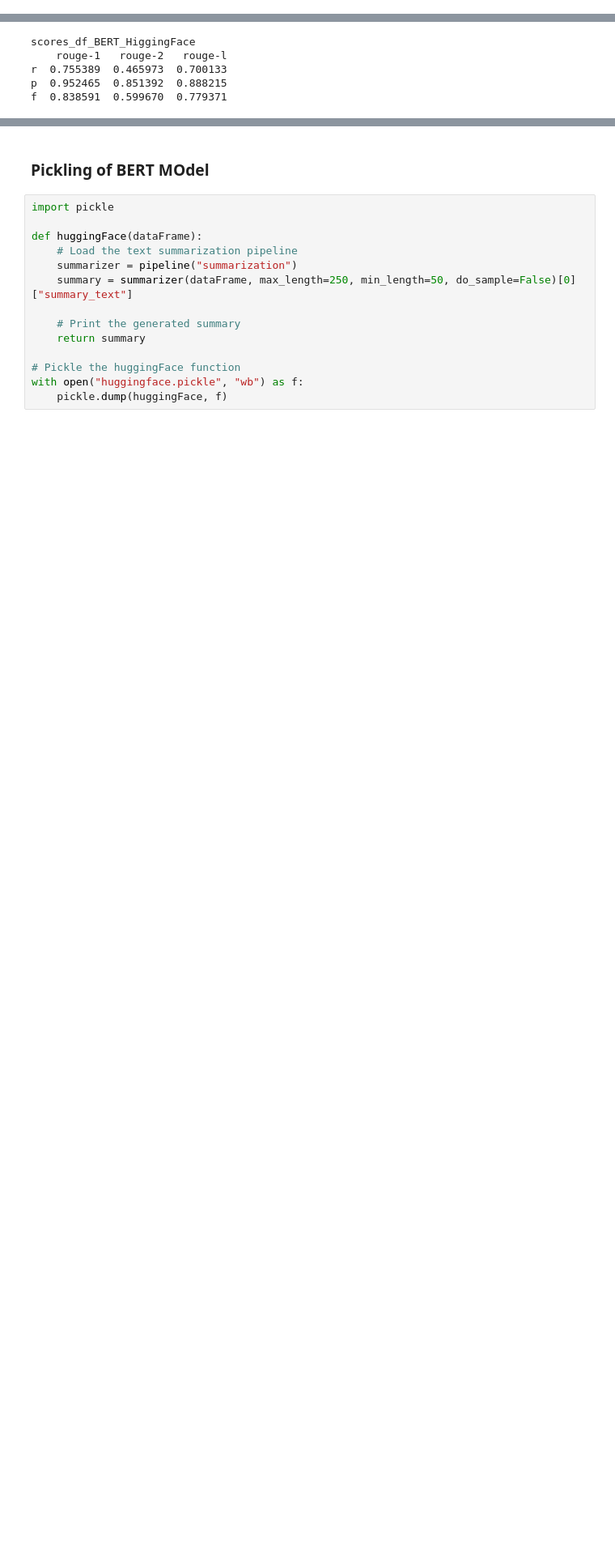
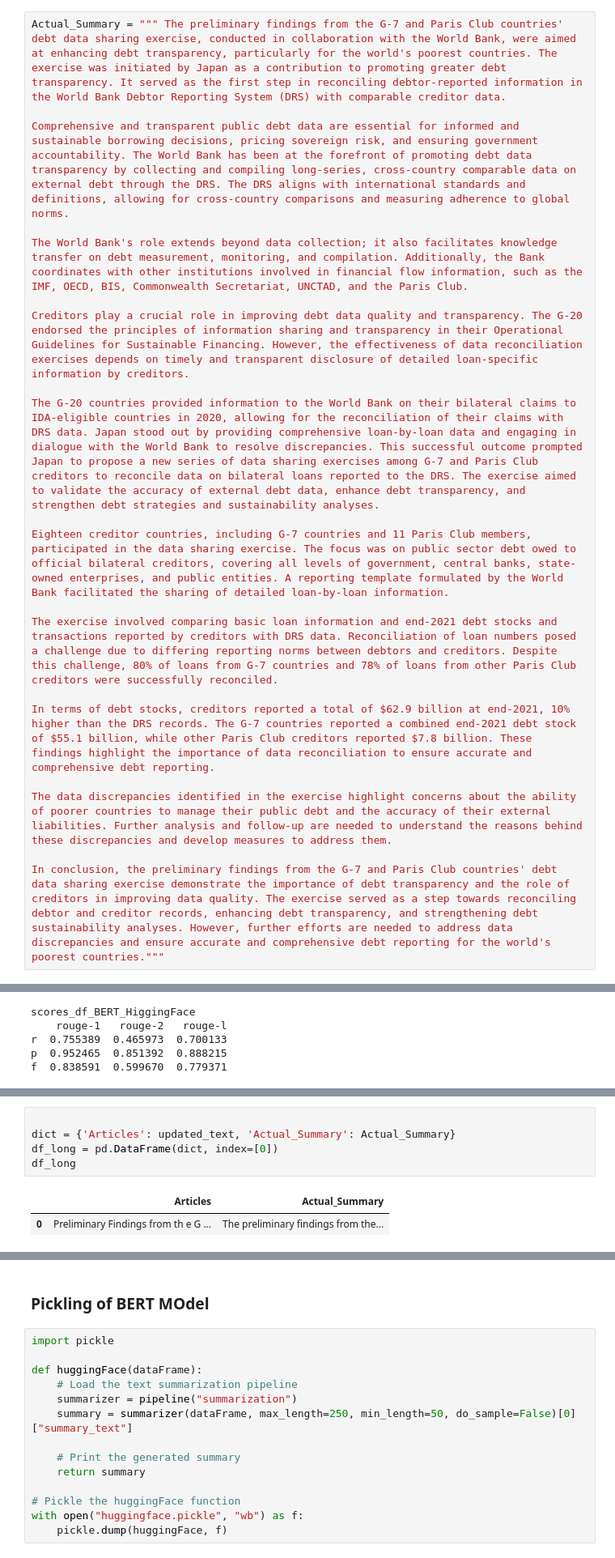
Before and after one commit to mahesh15698/Document-Summarization, a Jupyter notebook: Doc_Summarization_.ipynb, the cells around one changed output, grey strips where cells are left out. Shown at 81% size. Drawn from its saved outputs; the diff is of its cells as text; blank space fills up the shorter version.

```diff
--- a/Doc_Summarization_.ipynb
+++ b/Doc_Summarization_.ipynb
@@ -7,0 +53,20 @@ import glob
+# %%
+Actual_Summary = """ The preliminary findings from the G-7 and Paris Club countries' debt data sharing exercise, conducted in collaboration with the World Bank, were aimed at enhancing debt transparency, particularly for the world's poorest countries. The exercise was initiated by Japan as a contribution to promoting greater debt transparency. It served as the first step in reconciling debtor-reported information in the World Bank Debtor Reporting System (DRS) with comparable creditor data.
+
+Comprehensive and transparent public debt data are essential for informed and sustainable borrowing decisions, pricing sovereign risk, and ensuring government accountability. The World Bank has been at the forefront of promoting debt data transparency by collecting and compiling long-series, cross-country comparable data on external debt through the DRS. The DRS aligns with international standards and definitions, allowing for cross-country comparisons and measuring adherence to global norms.
+
+The World Bank's role extends beyond data collection; it also facilitates knowledge transfer on debt measurement, monitoring, and compilation. Additionally, the Bank coordinates with other institutions involved in financial flow information, such as the IMF, OECD, BIS, Commonwealth Secretariat, UNCTAD, and the Paris Club.
+
+Creditors play a crucial role in improving debt data quality and transparency. The G-20 endorsed the principles of information sharing and transparency in their Operational Guidelines for Sustainable Financing. However, the effectiveness of data reconciliation exercises depends on timely and transparent disclosure of detailed loan-specific information by creditors.
+
+The G-20 countries provided information to the World Bank on their bilateral claims to IDA-eligible countries in 2020, allowing for the reconciliation of their claims with DRS data. Japan stood out by providing comprehensive loan-by-loan data and engaging in dialogue with the World Bank to resolve discrepancies. This successful outcome prompted Japan to propose a new series of data sharing exercises among G-7 and Paris Club creditors to reconcile data on bilateral loans reported to the DRS. The exercise aimed to validate the accuracy of external debt data, enhance debt transparency, and strengthen debt strategies and sustainability analyses.
+
+Eighteen creditor countries, including G-7 countries and 11 Paris Club members, participated in the data sharing exercise. The focus was on public sector debt owed to official bilateral creditors, covering all levels of government, central banks, state-owned enterprises, and public entities. A reporting template formulated by the World Bank facilitated the sharing of detailed loan-by-loan information.
+
+The exercise involved comparing basic loan information and end-2021 debt stocks and transactions reported by creditors with DRS data. Reconciliation of loan numbers posed a challenge due to differing reporting norms between debtors and creditors. Despite this challenge, 80% of loans from G-7 countries and 78% of loans from other Paris Club creditors were successfully reconciled.
+
+In terms of debt stocks, creditors reported a total of $62.9 billion at end-2021, 10% higher than the DRS records. The G-7 countries reported a combined end-2021 debt stock of $55.1 billion, while other Paris Club creditors reported $7.8 billion. These findings highlight the importance of data reconciliation to ensure accurate and comprehensive debt reporting.
+
+The data discrepancies identified in the exercise highlight concerns about the ability of poorer countries to manage their public debt and the accuracy of their external liabilities. Further analysis and follow-up are needed to understand the reasons behind these discrepancies and develop measures to address them.
+
+In conclusion, the preliminary findings from the G-7 and Paris Club countries' debt data sharing exercise demonstrate the importance of debt transparency and the role of creditors in improving data quality. The exercise served as a step towards reconciling debtor and creditor records, enhancing debt transparency, and strengthening debt sustainability analyses. However, further efforts are needed to address data discrepancies and ensure accurate and comprehensive debt reporting for the world's poorest countries."""
@@ -334,0 +492,8 @@ f  0.838591  0.599670  0.779371
+# %%
+
+dict = {'Articles': updated_text, 'Actual_Summary': Actual_Summary}
+df_long = pd.DataFrame(dict, index=[0])
+df_long
+# %% [output]
+|  | Articles | Actual_Summary |
+| 0 | Preliminary Findings from th e G ... | The preliminary findings from the... |
```
Also changed, not shown: parts of 29 cells of this notebook, 4 other files.
